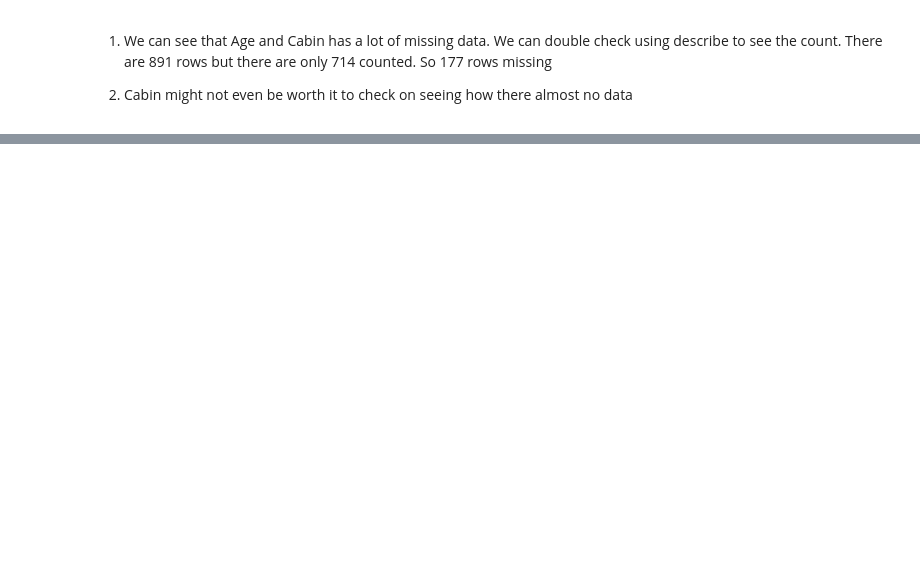
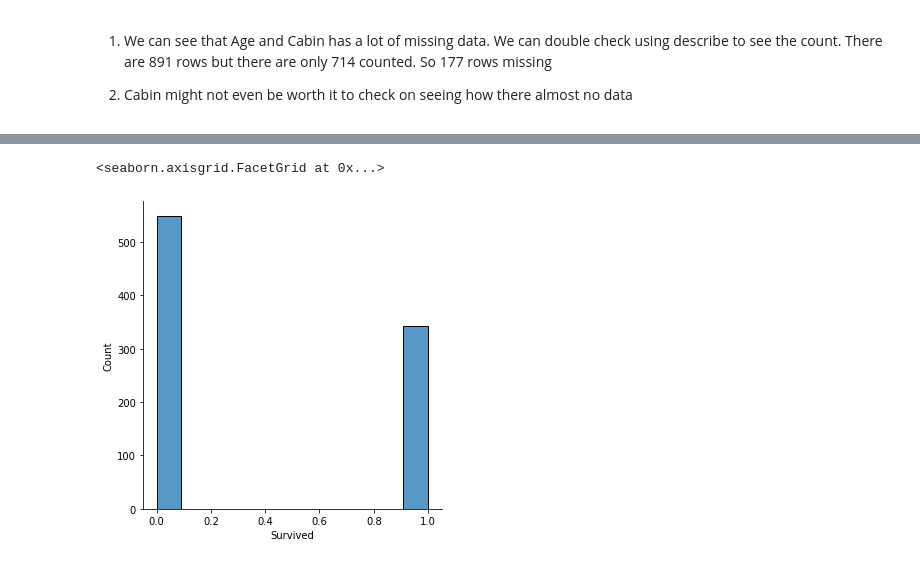
Before and after one commit to Raihan9797/kaggle-titanic, a Jupyter notebook: titanic.ipynb, the cells around one changed output, grey strips where cells are left out. Cells and saved outputs as stored; diff of their text form; code cells hidden in the pictures; blank space fills up the shorter version.

```diff
--- a/titanic.ipynb
+++ b/titanic.ipynb
@@ -117,0 +174,5 @@ Name: Cabin, dtype: object
+# %%
+sns.displot(train, x = 'Survived')
+# %% [output]
+<seaborn.axisgrid.FacetGrid at 0x...>
+[figure, added]
```
Also changed, not shown: parts of 52 cells of this notebook, 2 other files.
